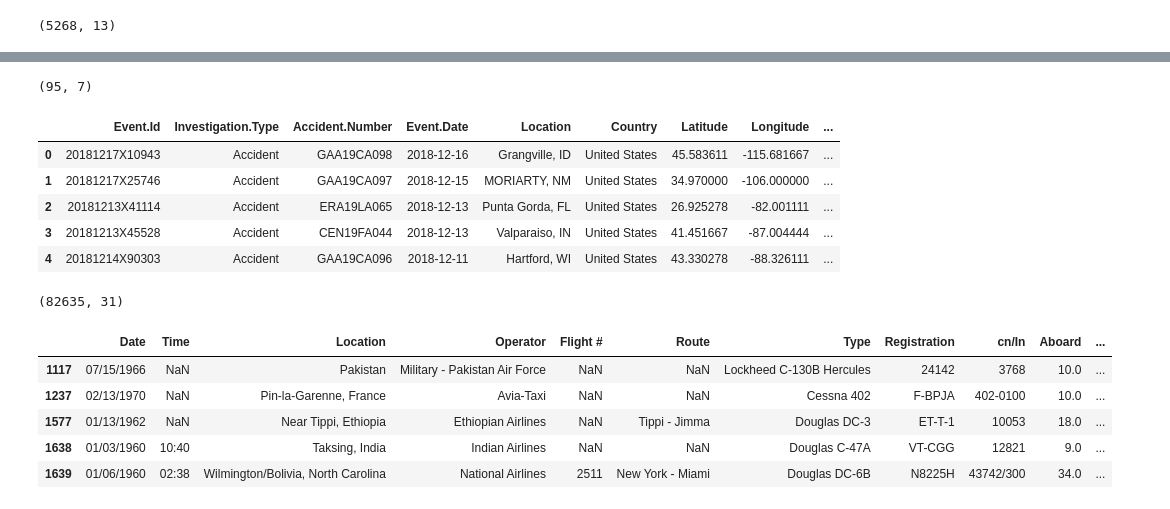
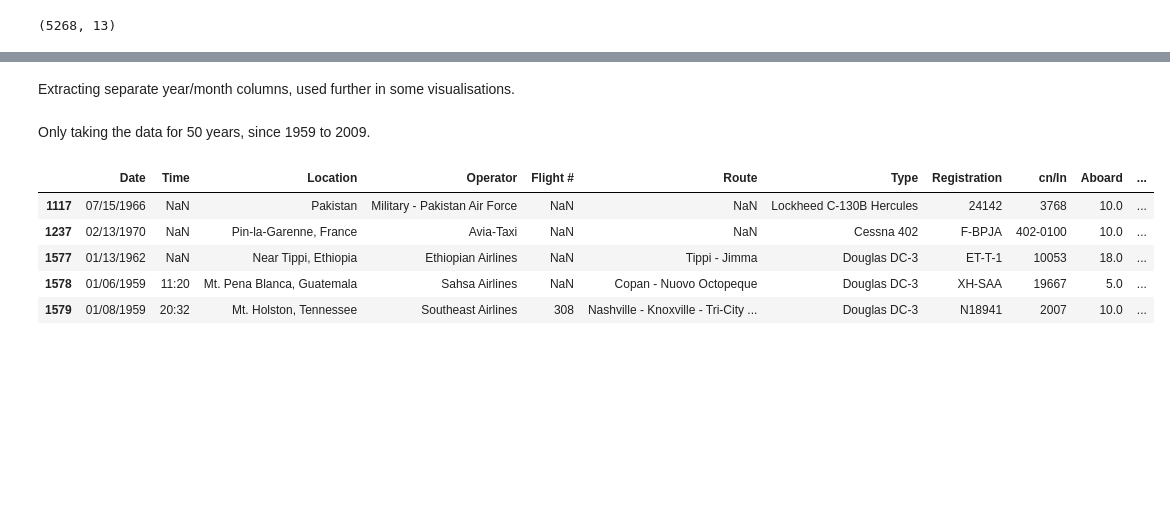
Before and after one commit to myroslavarm/datavis, a Jupyter notebook: datavis_project.ipynb, the cells around one changed output, grey strips where cells are left out. Drawn from its saved outputs; the diff is of its cells as text; code cells hidden in the pictures; blank space fills up the shorter version.

Commit message:
added more visualisations, including interactivity; added explanations

```diff
--- a/datavis_project.ipynb
+++ b/datavis_project.ipynb
@@ -43,34 +27,20 @@ crash1998.head()
-# %%
-crash1998.shape
-# %% [output]
-(95, 7)
-# %%
-aviation = pd.read_csv('https://gist.githubusercontent.com/myroslavarm/79863314ae2fa8c564bf9b98899d7be5/raw/b6096956ae693b74da66e6ada0ce49311074946a/aviationdata.csv')
-aviation.head()
-# %% [output]
-|  | Event.Id | Investigation.Type | Accident.Number | Event.Date | Location | Country | Latitude | Longitude | ... |
-| 0 | 20181217X10943 | Accident | GAA19CA098 | 2018-12-16 | Grangville, ID | United States | 45.583611 | -115.681667 | ... |
-| 1 | 20181217X25746 | Accident | GAA19CA097 | 2018-12-15 | MORIARTY, NM | United States | 34.970000 | -106.000000 | ... |
-| 2 | 20181213X41114 | Accident | ERA19LA065 | 2018-12-13 | Punta Gorda, FL | United States | 26.925278 | -82.001111 | ... |
-| 3 | 20181213X45528 | Accident | CEN19FA044 | 2018-12-13 | Valparaiso, IN | United States | 41.451667 | -87.004444 | ... |
-| 4 | 20181214X90303 | Accident | GAA19CA096 | 2018-12-11 | Hartford, WI | United States | 43.330278 | -88.326111 | ... |
-# %%
-aviation['Investigation.Type'].unique()
-aviation['Injury.Severity'].unique()
-aviation['Purpose.of.Flight'].unique()
-aviation.shape
-# %% [output]
-(82635, 31)
+# %% [markdown]
+Extracting separate year/month columns, used further in some visualisations.
 # %%
 year = pd.DatetimeIndex(crash1908['Date']).year
 crash1908 = crash1908.assign(Year=year.values)
+
+month = pd.DatetimeIndex(crash1908['Date']).month
+crash1908 = crash1908.assign(Month=month.values)
+# %% [markdown]
+Only taking the data for 50 years, since 1959 to 2009.
 # %%
-crash = crash1908[crash1908['Year'].astype(int) >= 1960]
+crash = crash1908[crash1908['Year'].astype(int) >= 1959]
 crash.head()
 # %% [output]
 |  | Date | Time | Location | Operator | Flight # | Route | Type | Registration | cn/In | Aboard | ... |
 | 1117 | 07/15/1966 | NaN | Pakistan | Military - Pakistan Air Force | NaN | NaN | Lockheed C-130B Hercules | 24142 | 3768 | 10.0 | ... |
 | 1237 | 02/13/1970 | NaN | Pin-la-Garenne, France | Avia-Taxi | NaN | NaN | Cessna 402 | F-BPJA | 402-0100 | 10.0 | ... |
 | 1577 | 01/13/1962 | NaN | Near Tippi, Ethiopia | Ethiopian Airlines | NaN | Tippi - Jimma | Douglas DC-3 | ET-T-1 | 10053 | 18.0 | ... |
-| 1638 | 01/03/1960 | 10:40 | Taksing, India | Indian Airlines | NaN | NaN | Douglas C-47A | VT-CGG | 12821 | 9.0 | ... |
-| 1639 | 01/06/1960 | 02:38 | Wilmington/Bolivia, North Carolina | National Airlines | 2511 | New York - Miami | Douglas DC-6B | N8225H | 43742/300 | 34.0 | ... |
+| 1578 | 01/06/1959 | 11:20 | Mt. Pena Blanca, Guatemala | Sahsa Airlines | NaN | Copan - Nuovo Octopeque | Douglas DC-3 | XH-SAA | 19667 | 5.0 | ... |
+| 1579 | 01/08/1959 | 20:32 | Mt. Holston, Tennessee | Southeast Airlines | 308 | Nashville - Knoxville - Tri-City ... | Douglas DC-3 | N18941 | 2007 | 10.0 | ... |
```
Also changed, not shown: parts of 18 cells of this notebook.
